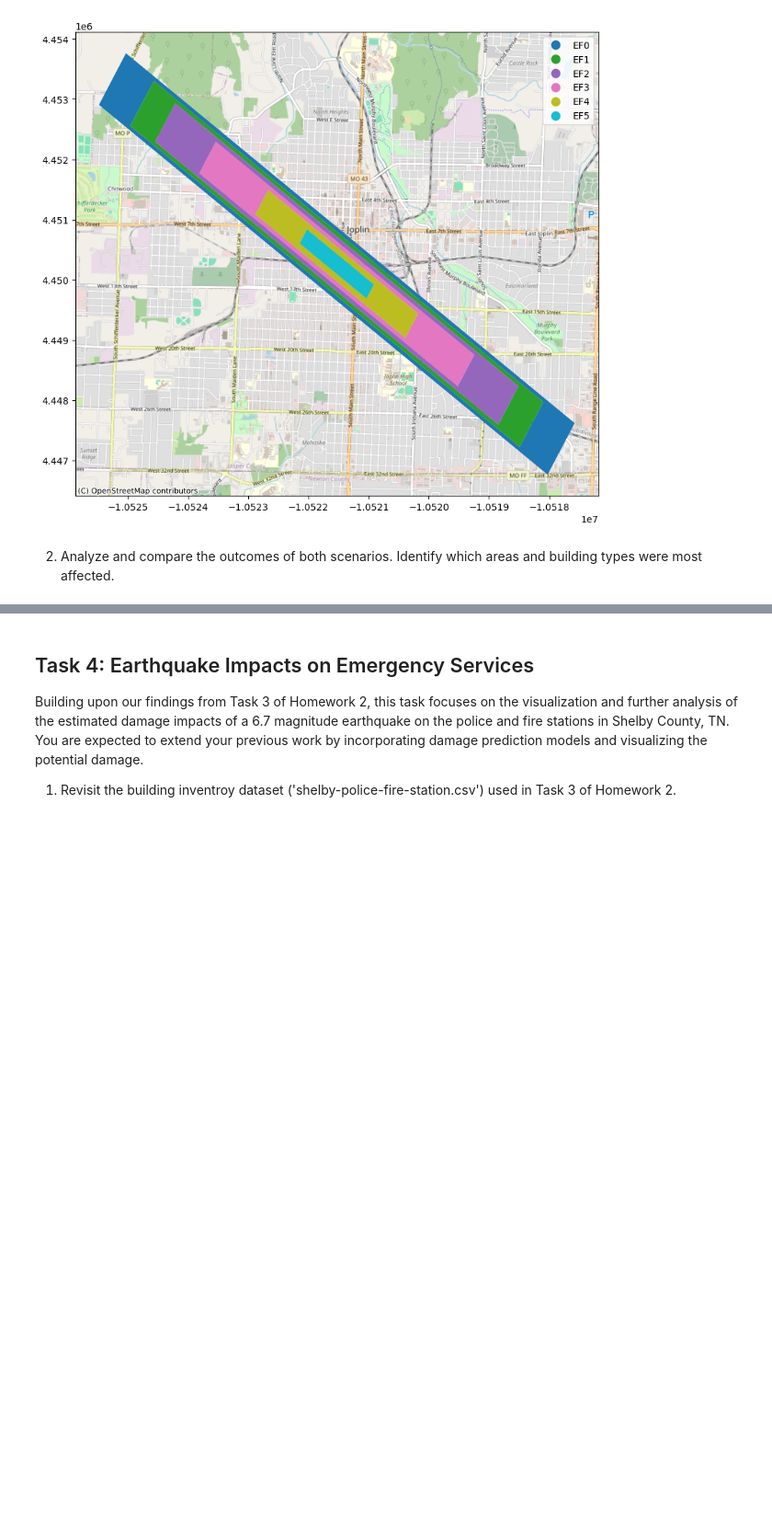
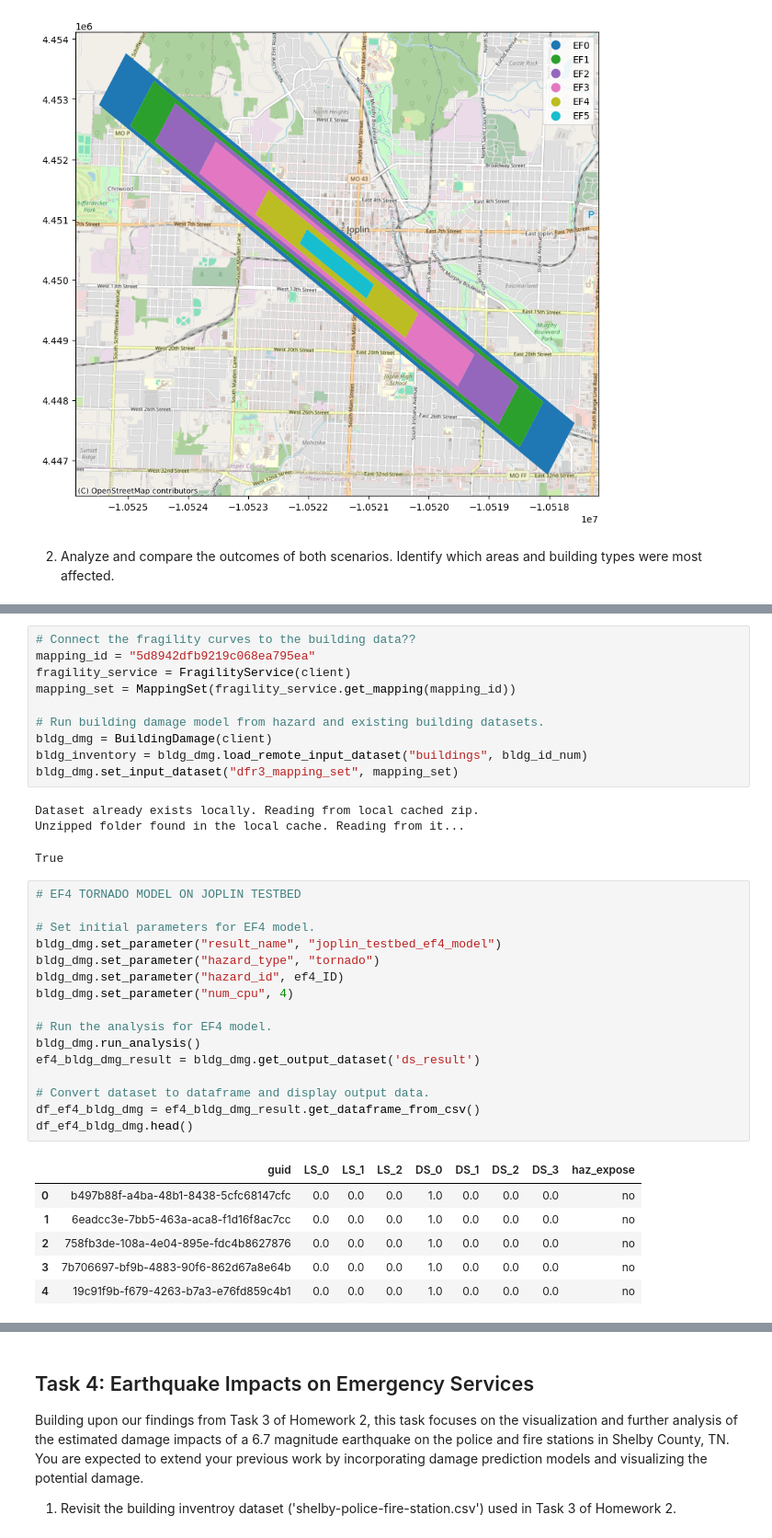
Before and after one commit to julia-ehlers/AREN-8940-infra-comm-resilience, a Jupyter notebook: homework-3/homework-3.ipynb, the cells around one changed output, grey strips where cells are left out. Shown at 92% size. Cells and saved outputs as stored; diff of their text form; blank space fills up the shorter version.

```diff
--- a/homework-3/homework-3.ipynb
+++ b/homework-3/homework-3.ipynb
@@ -102,0 +133,37 @@ viz.plot_tornado(ef5_ID, client, basemap = True)
+# %%
+# Connect the fragility curves to the building data??
+mapping_id = "5d8942dfb9219c068ea795ea"
+fragility_service = FragilityService(client)
+mapping_set = MappingSet(fragility_service.get_mapping(mapping_id))
+
+# Run building damage model from hazard and existing building datasets.
+bldg_dmg = BuildingDamage(client)
+bldg_inventory = bldg_dmg.load_remote_input_dataset("buildings", bldg_id_num)
+bldg_dmg.set_input_dataset("dfr3_mapping_set", mapping_set)
+# %% [output]
+Dataset already exists locally. Reading from local cached zip.
+Unzipped folder found in the local cache. Reading from it...
+True
+# %%
+# EF4 TORNADO MODEL ON JOPLIN TESTBED
+
+# Set initial parameters for EF4 model.
+bldg_dmg.set_parameter("result_name", "joplin_testbed_ef4_model")
+bldg_dmg.set_parameter("hazard_type", "tornado")
+bldg_dmg.set_parameter("hazard_id", ef4_ID)
+bldg_dmg.set_parameter("num_cpu", 4)
+
+# Run the analysis for EF4 model.
+bldg_dmg.run_analysis()
+ef4_bldg_dmg_result = bldg_dmg.get_output_dataset('ds_result')
+
+# Convert dataset to dataframe and display output data.
+df_ef4_bldg_dmg = ef4_bldg_dmg_result.get_dataframe_from_csv()
+df_ef4_bldg_dmg.head()
+# %% [output]
+|  | guid | LS_0 | LS_1 | LS_2 | DS_0 | DS_1 | DS_2 | DS_3 | haz_expose |
+| 0 | b497b88f-a4ba-48b1-8438-5cfc68147cfc | 0.0 | 0.0 | 0.0 | 1.0 | 0.0 | 0.0 | 0.0 | no |
+| 1 | 6eadcc3e-7bb5-463a-aca8-f1d16f8ac7cc | 0.0 | 0.0 | 0.0 | 1.0 | 0.0 | 0.0 | 0.0 | no |
+| 2 | 758fb3de-108a-4e04-895e-fdc4b8627876 | 0.0 | 0.0 | 0.0 | 1.0 | 0.0 | 0.0 | 0.0 | no |
+| 3 | 7b706697-bf9b-4883-90f6-862d67a8e64b | 0.0 | 0.0 | 0.0 | 1.0 | 0.0 | 0.0 | 0.0 | no |
+| 4 | 19c91f9b-f679-4263-b7a3-e76fd859c4b1 | 0.0 | 0.0 | 0.0 | 1.0 | 0.0 | 0.0 | 0.0 | no |
```
Also changed, not shown: parts of 8 cells of this notebook.
